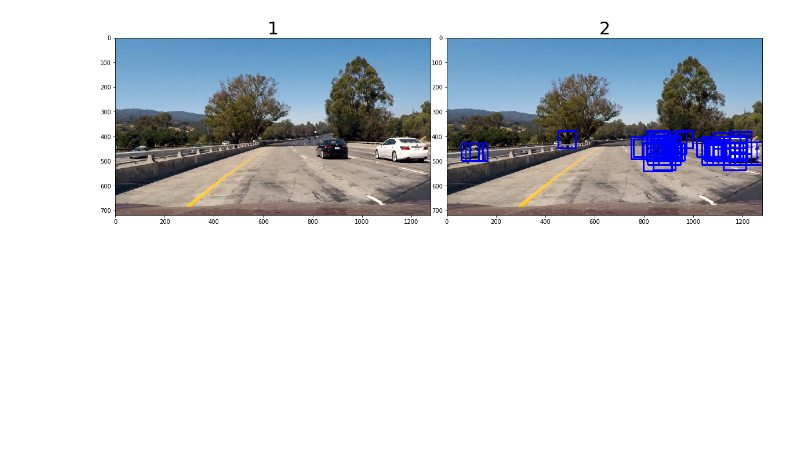
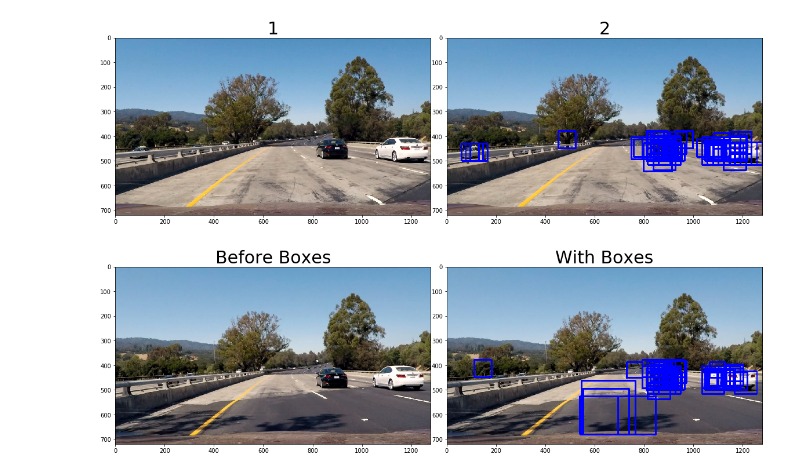
Before and after one commit to sethbunke/CarND-Vehicle-Detection, a Jupyter notebook: TestFindCars.ipynb, the cells around one changed output. Saved outputs shown, nothing was run; the diff lists cells and outputs as text; code cells hidden in the pictures; blank space fills up the shorter version.

Commit message:
testing boxes

```diff
--- a/TestFindCars.ipynb
+++ b/TestFindCars.ipynb
@@ -150,15 +150,15 @@ window_params = OrderedDict([
     (218, {"xy_overlap": (0.5, 0.5), "x_start_stop": (0, 1280), "y_start_stop": (450, 680)}),
 ])
 # %%
-# def get_boxes_for_image(image, win_params):
-#     cnv = convert_to_float_if_required(image)
+def get_boxes_for_image(image, win_params):
+    cnv = convert_to_float_if_required(image)
 
-#     boxes = []
-#     with concurrent.futures.ProcessPoolExecutor() as executor:
-#         for new_boxes in executor.map(run_windowing_and_detection_with_image,
-#             [(k, v, cnv) for k, v in win_params.items()]):
-#                 boxes += new_boxes
-#     return boxes
+    boxes = []
+    with concurrent.futures.ProcessPoolExecutor() as executor:
+        for new_boxes in executor.map(run_windowing_and_detection_with_image,
+            [(k, v, cnv) for k, v in win_params.items()]):
+                boxes += new_boxes
+    return boxes
 # %%
 cnv = convert_to_float_if_required(image)
 
@@ -179,3 +179,13 @@ bi2 = draw_boxes(image, boxes)
 show_images(image, '1', bi2, '2')
 # %% [output]
 [figure]
+# %%
+def test_box_images(file):
+    image2 = mpimg.imread(file)
+    boxes_img_2 = get_boxes_for_image(image2, window_params)
+    img2_with_boxes = draw_boxes(image2, boxes_img_2)
+    show_images(image2, 'Before Boxes', img2_with_boxes, 'With Boxes')
+# %%
+test_box_images('./test_images/test4.jpg')
+# %% [output]
+[figure, added]
```
Also changed, not shown: parts of 2 cells of this notebook.
